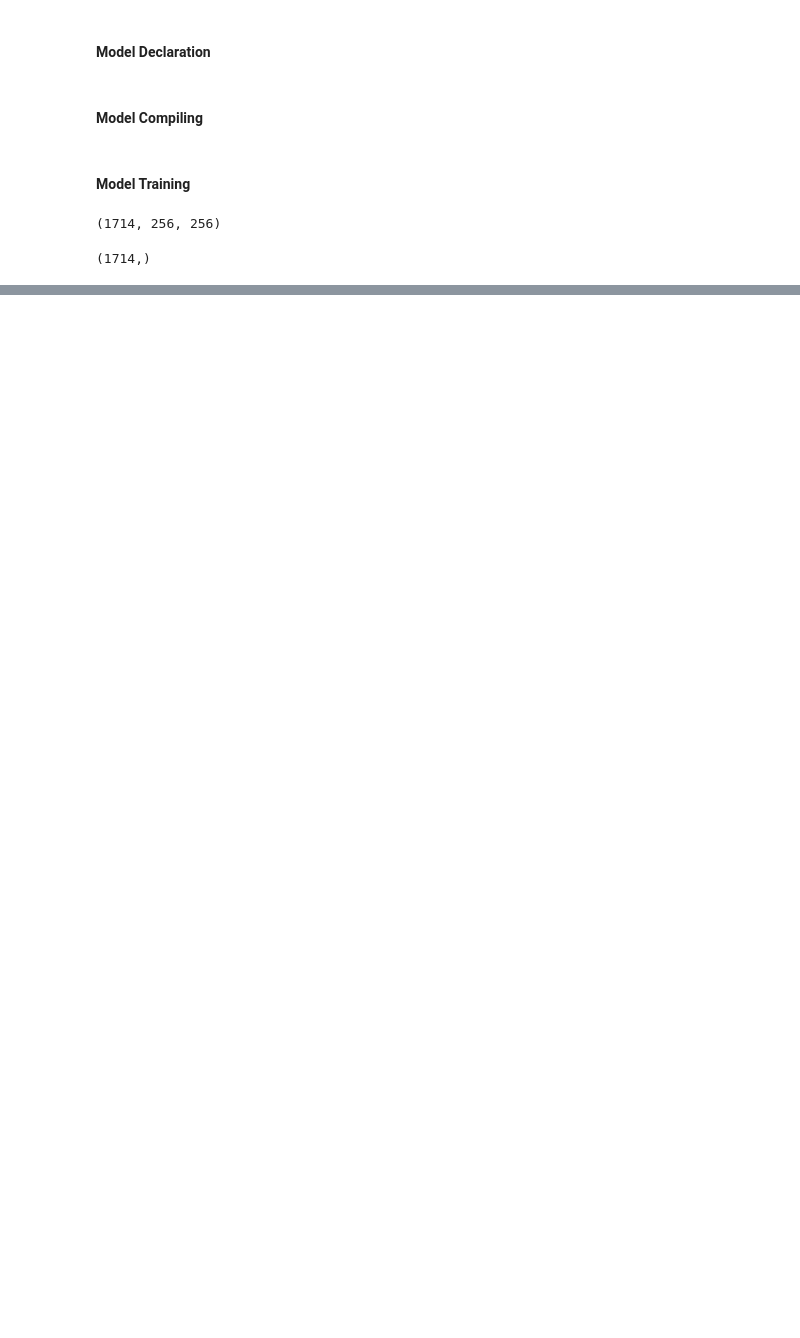
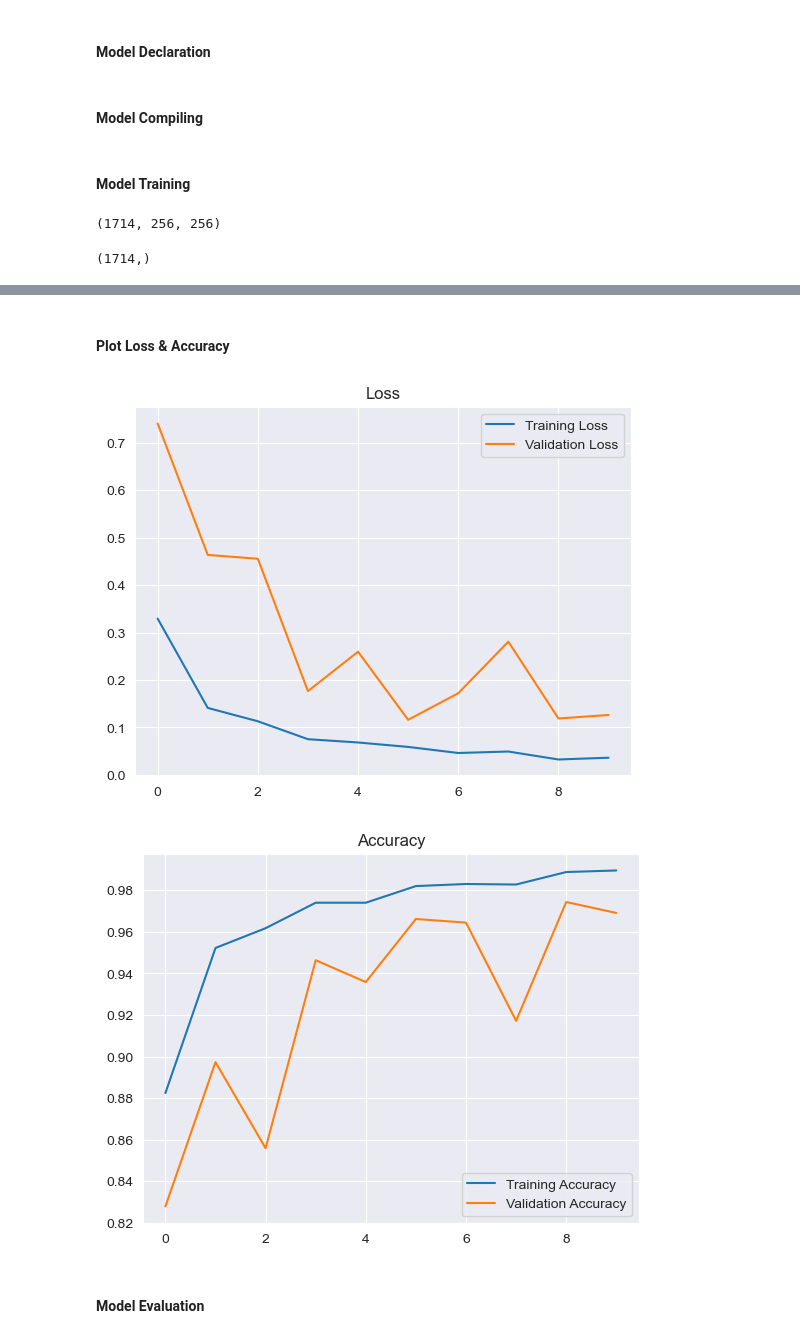
Before and after one commit to MYTHILI05896/brain-tumor-mri-classifier, a Jupyter notebook: BrainTumor.ipynb, the cells around one changed output, grey strips where cells are left out. Cells and saved outputs as stored; diff of their text form; code cells hidden in the pictures; blank space fills up the shorter version.

Commit message:
Implment efficientNetB1 model

```diff
--- a/BrainTumor.ipynb
+++ b/BrainTumor.ipynb
@@ -871,0 +863,14 @@ Downloading data from https://storage.googleapis.com/keras-applications/efficien
+# %%
+from keras.layers import GlobalAveragePooling2D
+from tensorflow.keras.applications.efficientnet import EfficientNetB1
+
+# build the model
+effnet = EfficientNetB1(weights='imagenet', include_top=False, input_shape=IMG_SHAPE)
+
+effnet_model = effnet.output
+effnet_model = GlobalAveragePooling2D()(effnet_model)
+effnet_model = Dropout(0.5)(effnet_model)
+effnet_model = Dense(4, activation='softmax')(effnet_model)
+effnet_model = Model(inputs=effnet.input, outputs=effnet_model)
+
+effnet_model.summary()
@@ -871,0 +897,4 @@ Downloading data from https://storage.googleapis.com/keras-applications/efficien
+# %%
+IMG_SHAPE = (img_size, img_size, 3)
+
+effnet_model.compile(optimizer='adam', loss='sparse_categorical_crossentropy', metrics=['accuracy'])
@@ -871,0 +903,3 @@ Downloading data from https://storage.googleapis.com/keras-applications/efficien
+# %%
+#train the model
+effnet_model.fit(X_train, y_train, batch_size=32, epochs=10, validation_data=(X_val, y_val), verbose=1)
@@ -871,0 +928,10 @@ Downloading data from https://storage.googleapis.com/keras-applications/efficien
+# %% [markdown]
+#### Plot Loss & Accuracy
+# %%
+history = effnet_model.history
+plot_metrics(history.history)
+# %% [output]
+[figure, added]
+[figure, added]
+# %% [markdown]
+#### Model Evaluation
```
Also changed, not shown: parts of 15 cells of this notebook, 1 other file.
